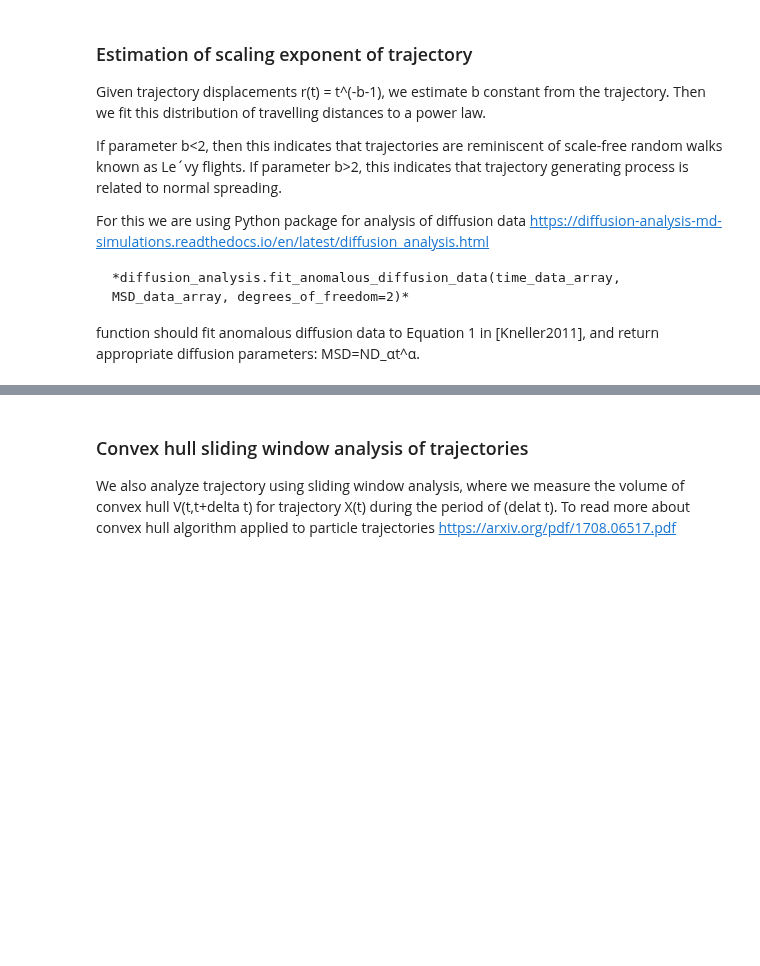
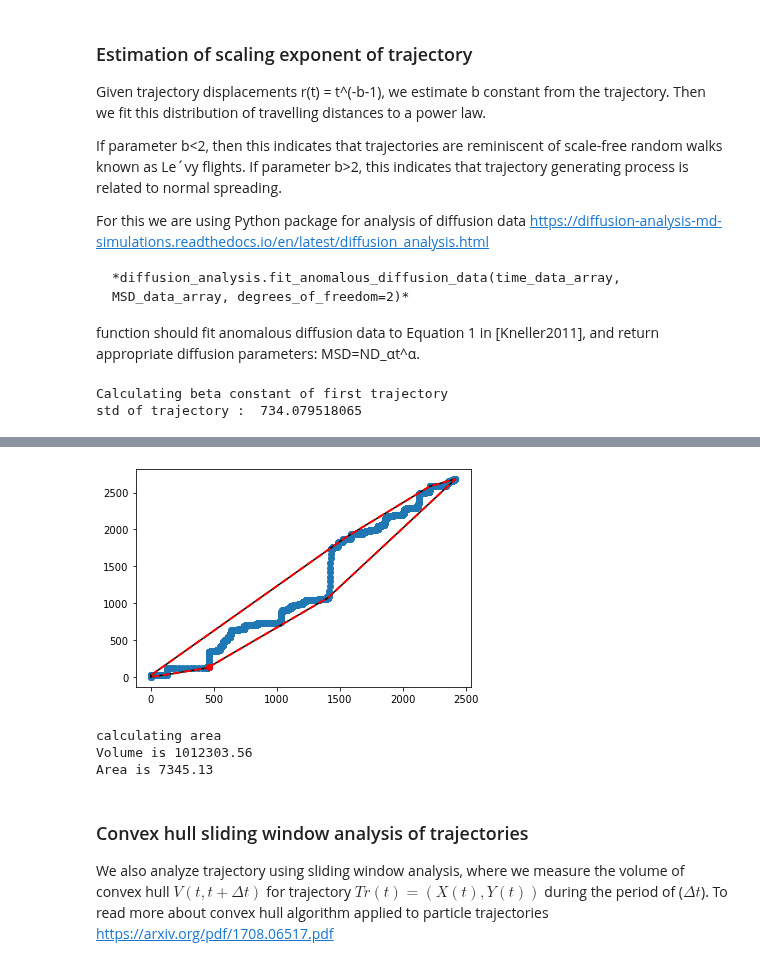
Before and after one commit to Liyubov/mobility_analysis_openhumans, a Jupyter notebook: analysis_of_trajectories.ipynb, the cells around one changed output, grey strips where cells are left out. Saved outputs shown, nothing was run; the diff lists cells and outputs as text; code cells hidden in the pictures; blank space fills up the shorter version.

Commit message:
uploaded changed program for RW analysis
work in progress to do that for any trajectory

```diff
--- a/analysis_of_trajectories.ipynb
+++ b/analysis_of_trajectories.ipynb
@@ -226,10 +226,13 @@ import sys; sys.path.append('/sansom/sc2/bioc1009/github_projects/diffusion_util
 print("Calculating beta constant of first trajectory ")
 
 #load trajectory in 2D
-data1 = np.asarray(latlon1)
+#data1 = np.asarray(latlon1)
 print("std of trajectory : ", np.std(data1))
 
 #diffusion_analysis.fit_anomalous_diffusion_data(time_data_array, MSD_data_array)
+# %% [output]
+Calculating beta constant of first trajectory
+std of trajectory :  734.079518065
 # %% [markdown]
 ## Convex hull analysis of trajectories
 
@@ -265,53 +268,55 @@ LOADING input data:
 """
 
 #data points should be data from trajectories of researchers
-data = np.random.rand(N,M) #generate N datapoints in M dimensions
+datarandom = np.random.rand(N,M) #generate N datapoints in M dimensions
 #data = np.random.rand(30, 2)   # 30 random points in 2-D
 
-#load trajectory from Openhumans file
-data1 = np.asarray(latlon1) #give array, not the list
-data2 = np.asarray(latlon2) #get data from the second participant
+#load trajectory from the file or from above
+#data1 = np.asarray(latlon1) #give array, not the list
+#data2 = np.asarray(latlon2) #get data from the second participant
 
-#print(data)
 
 """
 function ALGORITHM convext hull
 """
 
 
 def convex_hull(data):
 
     hull = ConvexHull(data)
+    #print('data', data)
 
     plt.plot(data[:,0], data[:,1], 'o')
     for simplex in hull.simplices:
         plt.plot(data[simplex, 0], data[simplex, 1], 'k-')
 
-
     plt.plot(data[hull.vertices,0], data[hull.vertices,1], 'r--', lw=2)
     plt.plot(data[hull.vertices[0],0], data[hull.vertices[0],1], 'ro')
     plt.show()
-
-
     """
     estimate the volume of the convex hull for trajectory in time frame
     """
-
-
+    print('calculating area')
     points = np.array([[-1,-1, 1], [1, 1, 0], [-1, 1, 0], [1,-1, -1]])
-    hull = ConvexHull(points)
+    hull = ConvexHull(data)
     print("Volume is %2.2f" % hull.volume) # N-d object
     print("Area is %2.2f" % hull.area) # (N-1)-d object
 
 
 '''
-Now we apply convex hull to different data
+Now we apply convex hull to data to show how it works
+We draw convex hull around trajectory
 '''
-convex_hull(data1)
+convex_hull(np.asarray(data1))
 #convex_hull(data2)
+# %% [output]
+[figure, added]
+calculating area
+Volume is 1012303.56
+Area is 7345.13
 # %% [markdown]
 ### Convex hull sliding window analysis of trajectories
-We also analyze trajectory using sliding window analysis, where we measure the volume of convex hull V(t,t+delta t) for trajectory X(t) during the period of (delat t).
+We also analyze trajectory using sliding window analysis, where we measure the volume of convex hull $V(t,t+ \Delta t)$ for trajectory $Tr(t)=(X(t),Y(t))$ during the period of ($\Delta t$).
 To read more about convex hull algorithm applied to particle trajectories
 https://arxiv.org/pdf/1708.06517.pdf
 # %%
```
Also changed, not shown: parts of 3 cells of this notebook.
